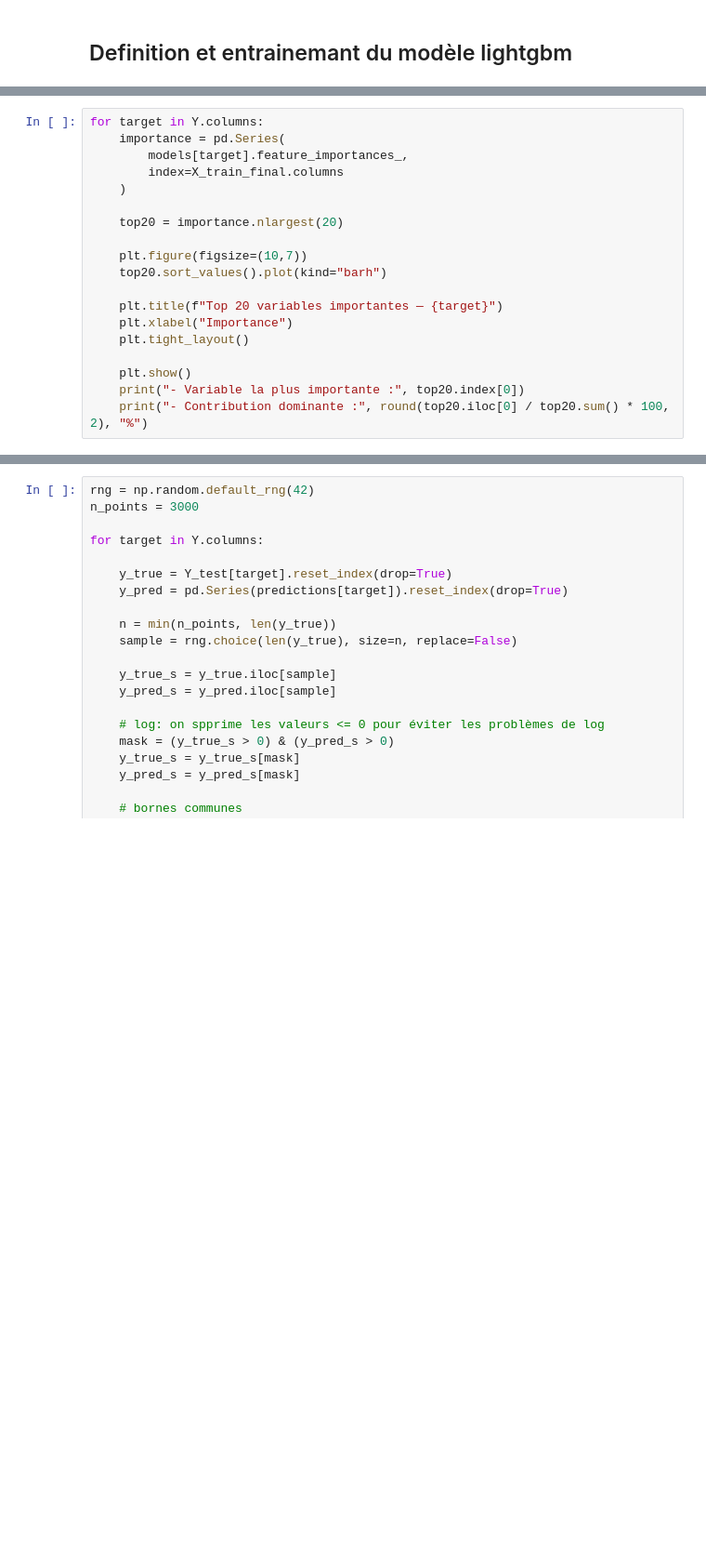
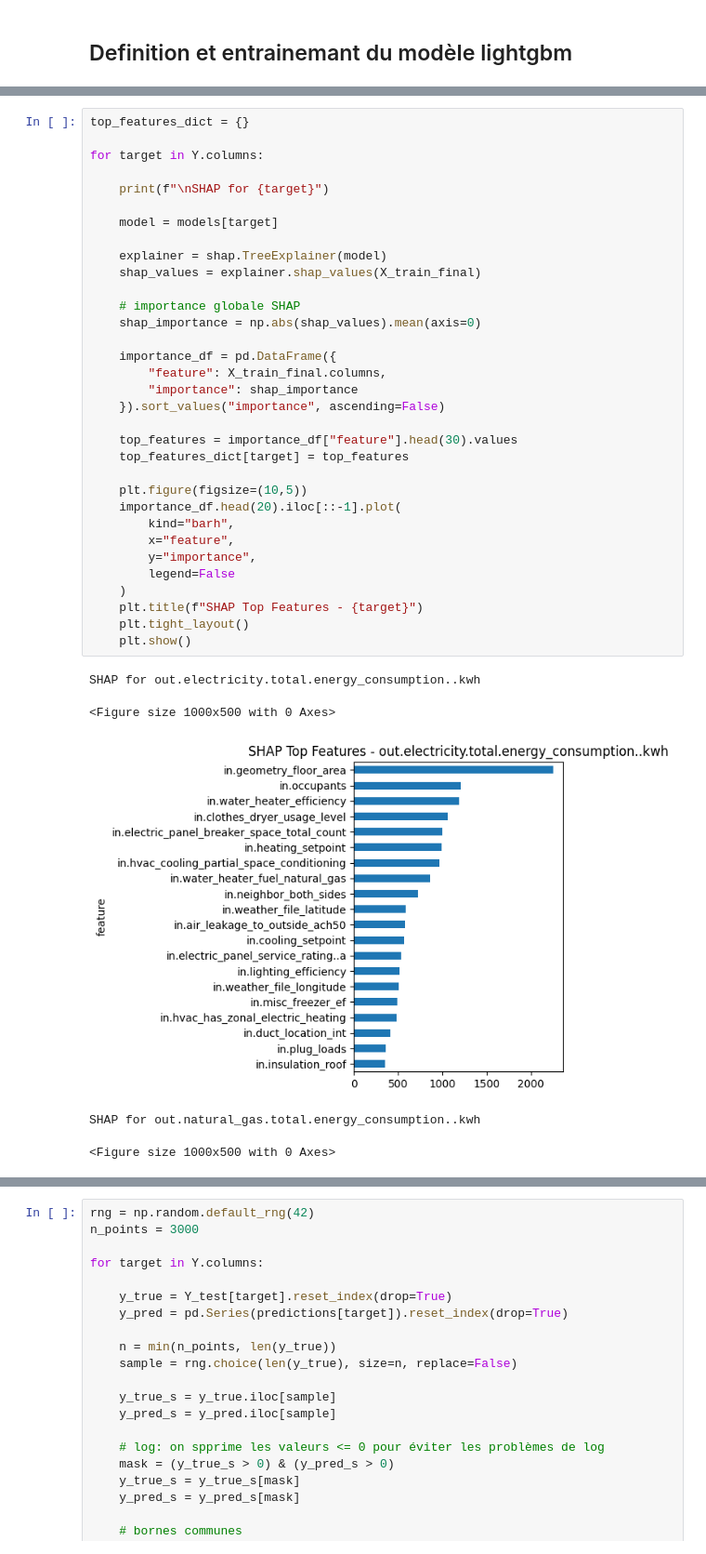
Before and after one commit to BOUBAKERAMDY/FlexiMax, a Jupyter notebook: notebooks/05_deeplearning/lightgbm_stratified.ipynb, the cells around one changed output, grey strips where cells are left out. Shown at 93% size. Cells and saved outputs as stored; diff of their text form; blank space fills up the shorter version.

Commit message:
shap

```diff
--- a/notebooks/05_deeplearning/lightgbm_stratified.ipynb
+++ b/notebooks/05_deeplearning/lightgbm_stratified.ipynb
@@ -207,19 +116,0 @@ And if memory is not enough, you can set `force_col_wise=true`.
-# %%
-for target in Y.columns:
-    importance = pd.Series(
-        models[target].feature_importances_,
-        index=X_train_final.columns
-    )
-
-    top20 = importance.nlargest(20)
-
-    plt.figure(figsize=(10,7))
-    top20.sort_values().plot(kind="barh")
-
-    plt.title(f"Top 20 variables importantes — {target}")
-    plt.xlabel("Importance")
-    plt.tight_layout()
-
-    plt.show()
-    print("- Variable la plus importante :", top20.index[0])
-    print("- Contribution dominante :", round(top20.iloc[0] / top20.sum() * 100, 2), "%")
@@ -241,0 +162,39 @@ for target in Y.columns:
+# %%
+top_features_dict = {}
+
+for target in Y.columns:
+
+    print(f"\nSHAP for {target}")
+
+    model = models[target]
+
+    explainer = shap.TreeExplainer(model)
+    shap_values = explainer.shap_values(X_train_final)
+
+    # importance globale SHAP
+    shap_importance = np.abs(shap_values).mean(axis=0)
+
+    importance_df = pd.DataFrame({
+        "feature": X_train_final.columns,
+        "importance": shap_importance
+    }).sort_values("importance", ascending=False)
+
+    top_features = importance_df["feature"].head(30).values
+    top_features_dict[target] = top_features
+
+    plt.figure(figsize=(10,5))
+    importance_df.head(20).iloc[::-1].plot(
+        kind="barh",
+        x="feature",
+        y="importance",
+        legend=False
+    )
+    plt.title(f"SHAP Top Features - {target}")
+    plt.tight_layout()
+    plt.show()
+# %% [output]
+SHAP for out.electricity.total.energy_consumption..kwh
+<Figure size 1000x500 with 0 Axes>
+[figure, added]
+SHAP for out.natural_gas.total.energy_consumption..kwh
+<Figure size 1000x500 with 0 Axes>
```
Also changed, not shown: parts of 13 cells of this notebook.
